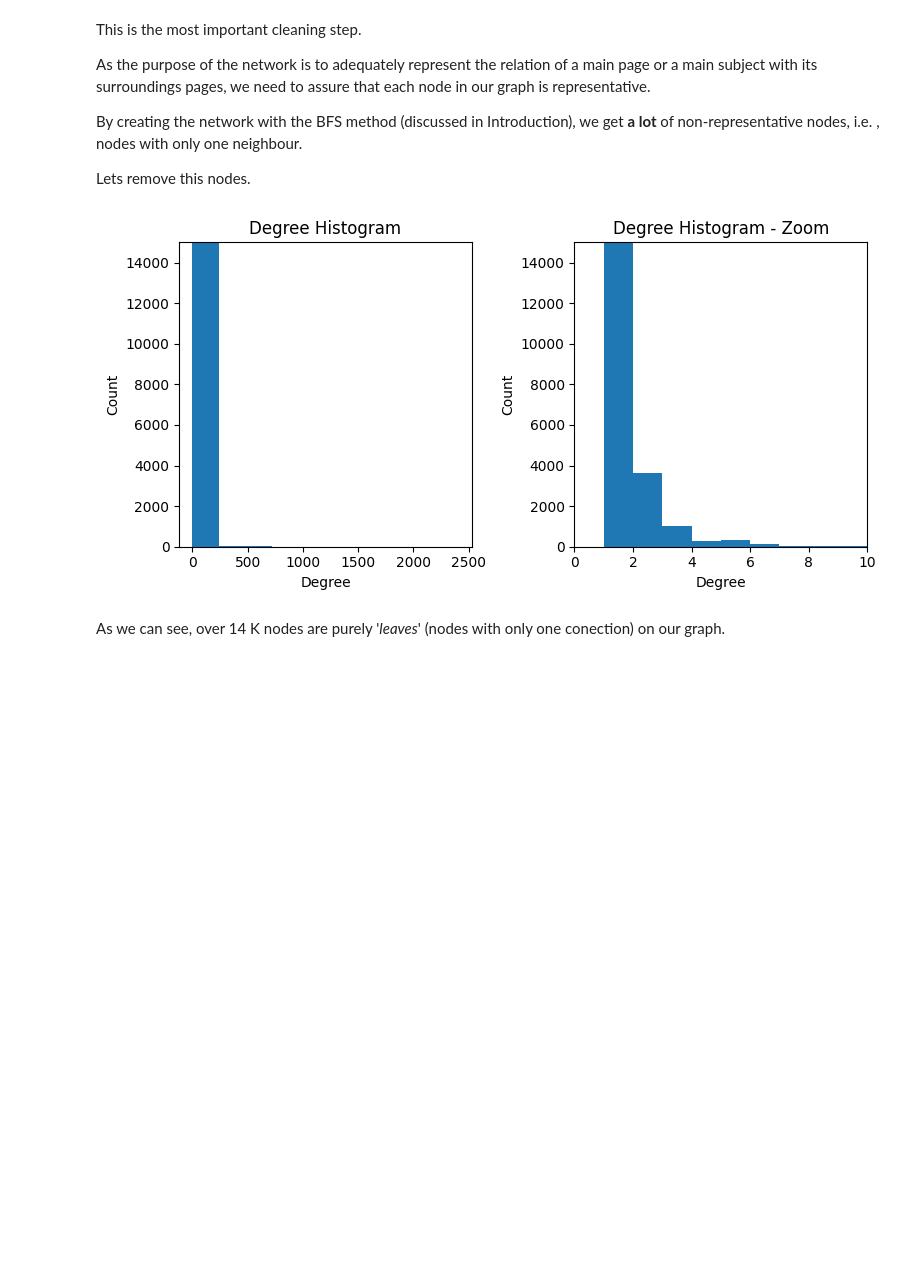
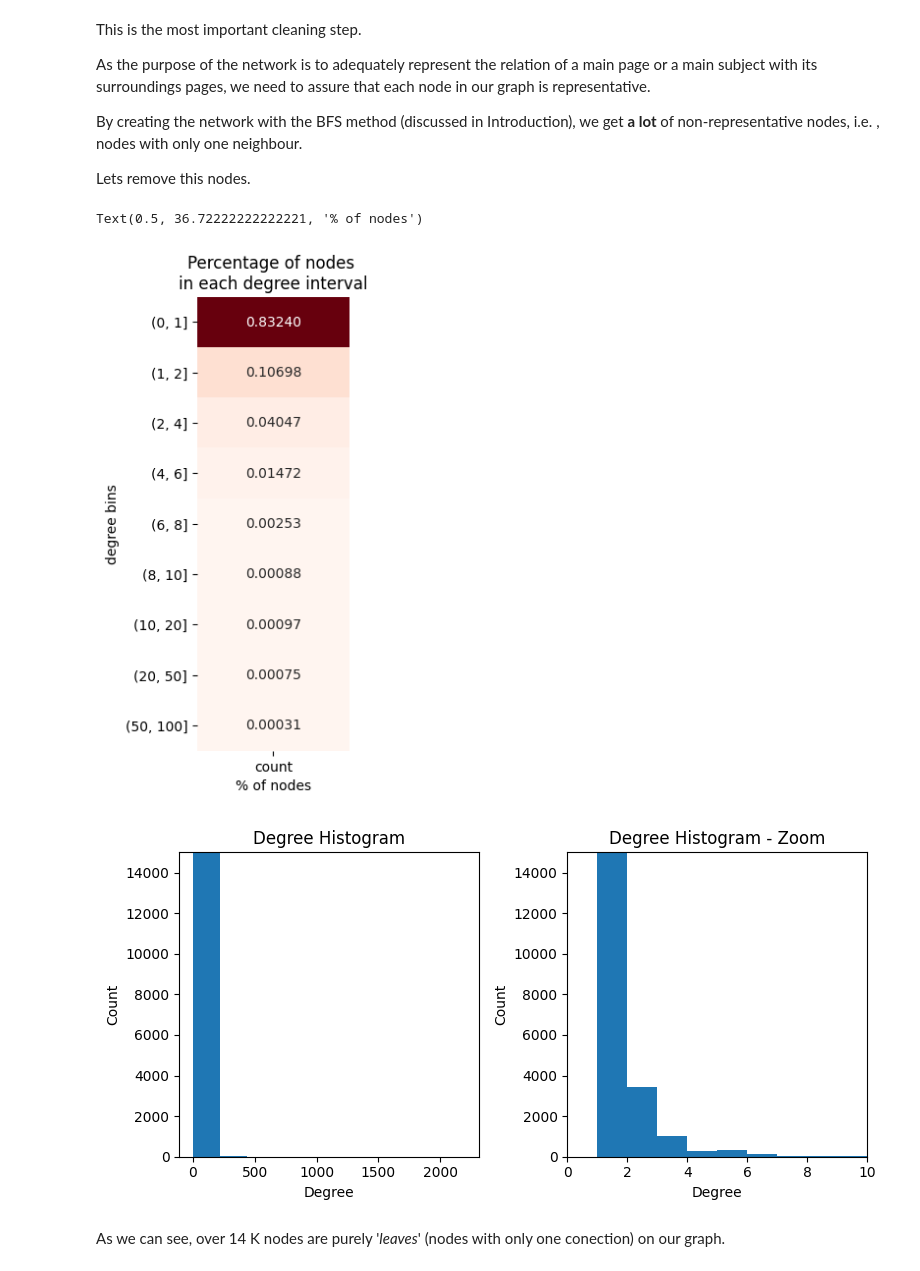
Before and after one commit to jaumpedro214/NetworkAnalysis, a Jupyter notebook: ChairWikipediaNetwork/Wikipedia_Chair.ipynb, the cells around one changed output. Saved outputs shown, nothing was run; the diff lists cells and outputs as text; code cells hidden in the pictures; blank space fills up the shorter version.

```diff
--- a/ChairWikipediaNetwork/Wikipedia_Chair.ipynb
+++ b/ChairWikipediaNetwork/Wikipedia_Chair.ipynb
@@ -166,10 +169,31 @@ As the purpose of the network is to adequately represent the relation of a main
 By creating the network with the BFS method (discussed in Introduction), we get **a lot** of non-representative nodes, i.e. , nodes with only one neighbour.
 
 Lets remove this nodes.
+# %%
+
+# degree sequence
+degree_sequence = sorted([d for n, d in g.degree()], reverse=True)
+degree_df = pd.DataFrame(degree_sequence, columns=['degree']).reset_index()
+
+# Determining bins to count nodes
+bins = [0, 1, 2, 4, 6, 8, 10, 20, 50, 100]
+
+# Creating dataframe with bins count
+degree_bins_count = pd.DataFrame( degree_df.groupby( pd.cut(degree_df['degree'], bins) )['index'].count() ).rename( columns={'index':'count'} )
+# Transforming into %
+degree_bins_count['count'] = degree_bins_count['count']/degree_bins_count['count'].sum()
+
+fig, ax = plt.subplots( figsize=(2,6) )
+ax.set_title("Percentage of nodes \nin each degree interval")
+sns.heatmap(degree_bins_count, annot=True, fmt='.5f', cbar=False, cmap='Reds', linecolor='black', ax=ax)
+
+ax.set_ylabel("degree bins")
+ax.set_xlabel("% of nodes")
+# %% [output]
+Text(0.5, 36.72222222222221, '% of nodes')
+[figure, added]
 # %%
 plt.style.use("default")
-# degree sequence
-degree_sequence = sorted([d for n, d in g.degree()], reverse=True)
 
 fig, ax = plt.subplots(1,2,figsize=(8,4))
 
@@ -191,7 +215,7 @@ ax[1].set_ylim(0,15000)
 plt.tight_layout()
 plt.show()
 # %% [output]
-[figure, old version]
+[figure, new version]
 # %% [markdown]
 As we can see, over 14 K nodes are purely '*leaves*' (nodes with only one conection) on our graph.
 # %%
```
Also changed, not shown: parts of 7 cells of this notebook.
